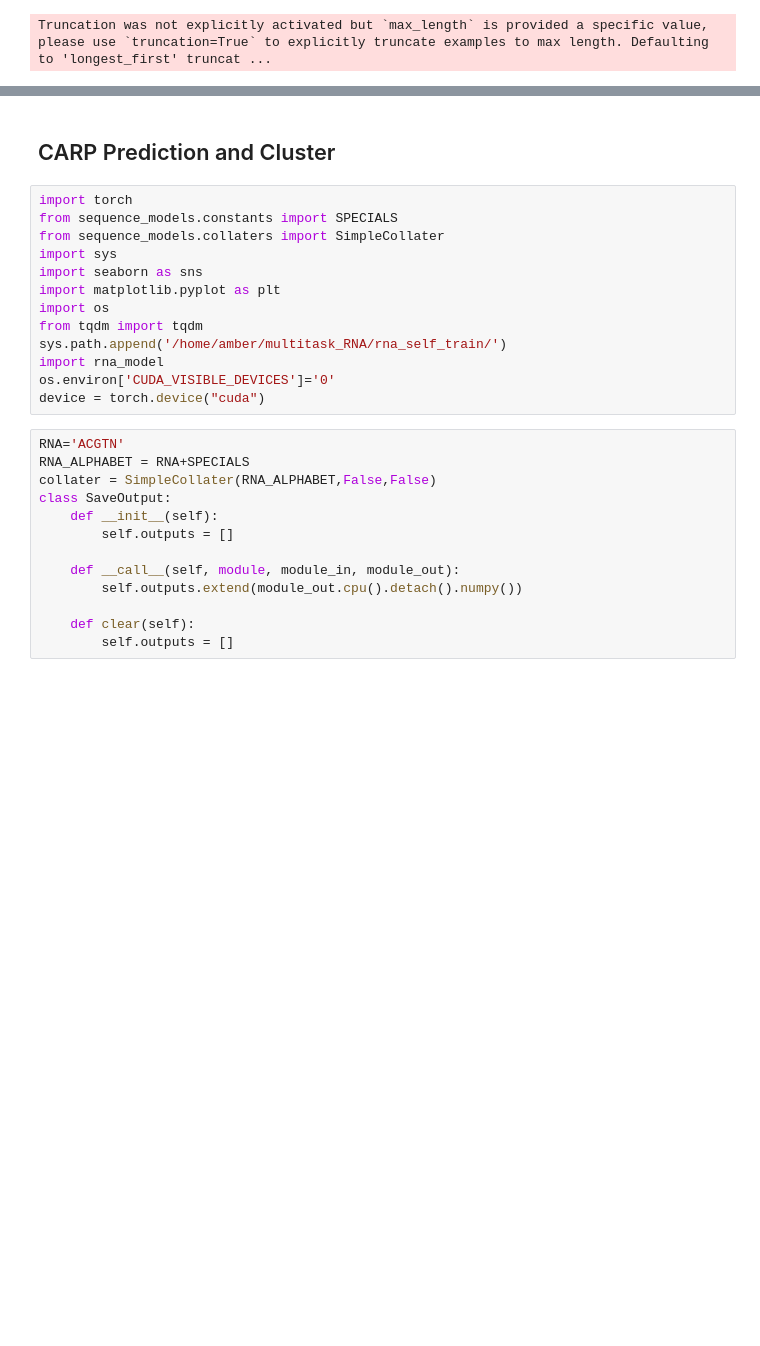
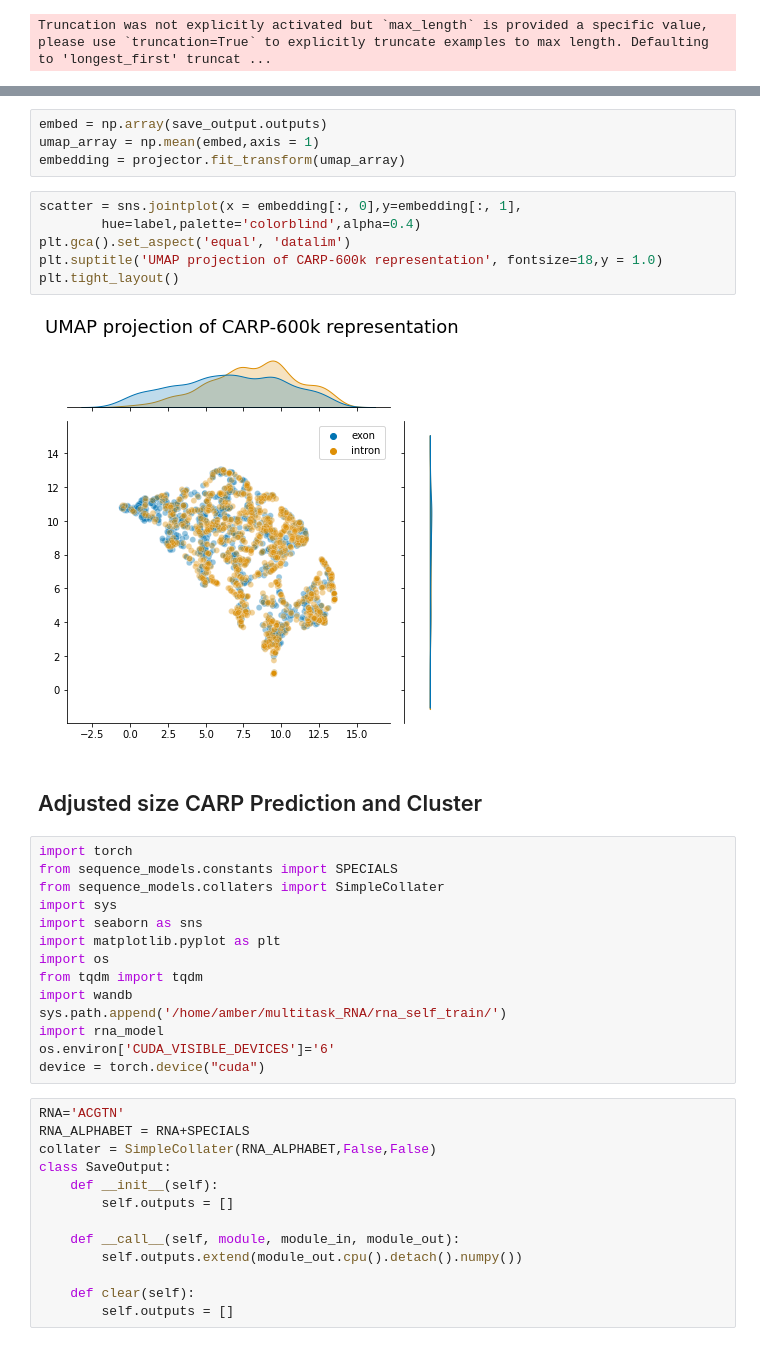
Before and after one commit to amberT15/RNA_multitask, a Jupyter notebook: rna_self_train/umap_cluster.ipynb, the cells around one changed output, grey strips where cells are left out. Drawn from its saved outputs; the diff is of its cells as text; blank space fills up the shorter version.

```diff
--- a/rna_self_train/umap_cluster.ipynb
+++ b/rna_self_train/umap_cluster.ipynb
@@ -120,5 +238,17 @@ plt.tight_layout()
+# %%
+embed = np.array(save_output.outputs)
+umap_array = np.mean(embed,axis = 1)
+embedding = projector.fit_transform(umap_array)
+# %%
+scatter = sns.jointplot(x = embedding[:, 0],y=embedding[:, 1],
+        hue=label,palette='colorblind',alpha=0.4)
+plt.gca().set_aspect('equal', 'datalim')
+plt.suptitle('UMAP projection of CARP-600k representation', fontsize=18,y = 1.0)
+plt.tight_layout()
+# %% [output]
+[figure, added]
 # %% [markdown]
-## CARP Prediction and Cluster
+## Adjusted size CARP Prediction and Cluster
 # %%
 import torch
 from sequence_models.constants import SPECIALS
@@ -128,9 +258,10 @@ import seaborn as sns
 import matplotlib.pyplot as plt
 import os
 from tqdm import tqdm
+import wandb
 sys.path.append('/home/amber/multitask_RNA/rna_self_train/')
 import rna_model
-os.environ['CUDA_VISIBLE_DEVICES']='0'
+os.environ['CUDA_VISIBLE_DEVICES']='6'
 device = torch.device("cuda")
 # %%
 RNA='ACGTN'
```
Also changed, not shown: parts of 43 cells of this notebook.
